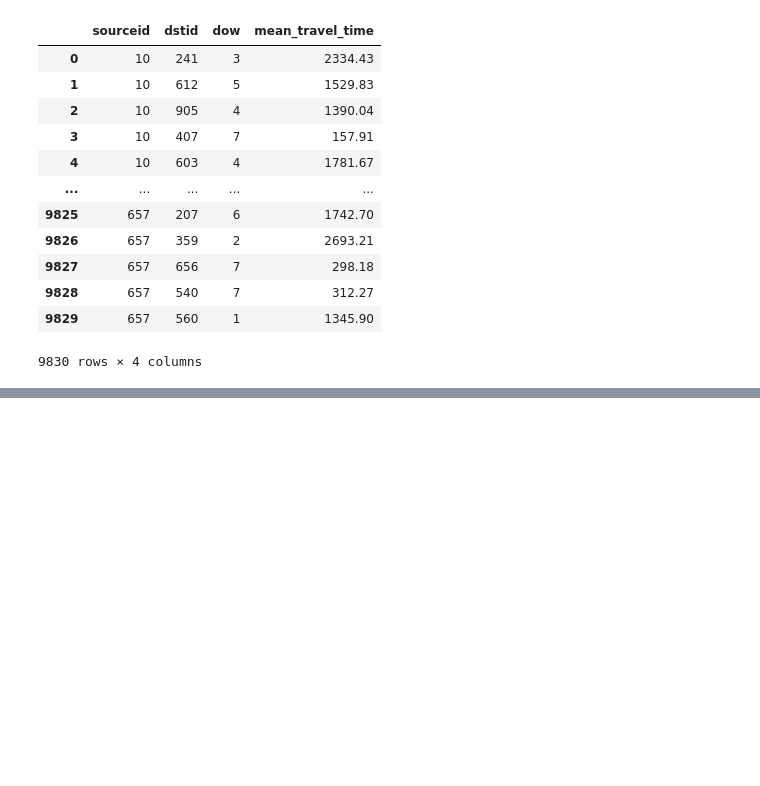
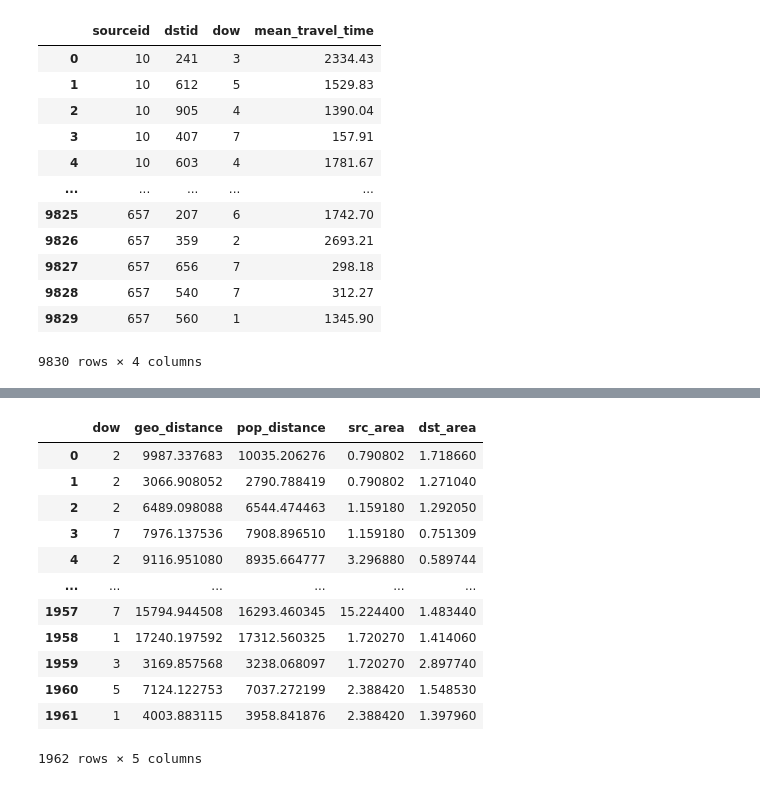
Before and after one commit to aliyusifov99/mec-ds-competition, a Jupyter notebook: Elnur/df_combined.ipynb, the cells around one changed output, grey strips where cells are left out. Cells and saved outputs as stored; diff of their text form; code cells hidden in the pictures; blank space fills up the shorter version.

```diff
--- a/Elnur/df_combined.ipynb
+++ b/Elnur/df_combined.ipynb
@@ -156,0 +250,29 @@ y = result_2['mean_travel_time']
+# %%
+df_test = pd.read_csv('testing_dataset.csv')
+result_test=df_test.join(df_extract_geo_json, on='sourceid')
+result_test = result_test.rename(columns={'geoeast': 'src_geoeast', 'geonorth': 'src_geonorth', 'popeast': 'src_popeast', 'popnorth': 'src_popnorth', 'area_km2':'src_area'})
+result_test.drop('MOVEMENT_ID', inplace=True, axis=1)
+result_test_2=result_test.join(df_extract_geo_json, on='dstid')
+result_test_2.drop('MOVEMENT_ID', inplace=True, axis=1)
+result_test_2 = result_test_2.rename(columns={'geoeast': 'dst_geoeast', 'geonorth': 'dst_geonorth', 'popeast': 'dst_popeast', 'popnorth': 'dst_popnorth', 'area_km2':'dst_area'})
+
+result_test_2['geo_distance'] = np.sqrt(((result_test_2['src_geoeast'] - result_test_2['dst_geoeast'])**2) + (result_test_2['src_geonorth'] - result_test_2['dst_geonorth'])**2)
+
+result_test_2['pop_distance'] = np.sqrt(((result_test_2['src_popeast'] - result_test_2['dst_popeast'])**2) + (result_test_2['src_popnorth'] - result_test_2['dst_popnorth'])**2)
+
+final_df_2 = result_test_2[['dow', 'geo_distance', 'pop_distance', 'src_area', 'dst_area']]
+final_df_2
+# %% [output]
+|  | dow | geo_distance | pop_distance | src_area | dst_area |
+| 0 | 2 | 9987.337683 | 10035.206276 | 0.790802 | 1.718660 |
+| 1 | 2 | 3066.908052 | 2790.788419 | 0.790802 | 1.271040 |
+| 2 | 2 | 6489.098088 | 6544.474463 | 1.159180 | 1.292050 |
+| 3 | 7 | 7976.137536 | 7908.896510 | 1.159180 | 0.751309 |
+| 4 | 2 | 9116.951080 | 8935.664777 | 3.296880 | 0.589744 |
+| ... | ... | ... | ... | ... | ... |
+| 1957 | 7 | 15794.944508 | 16293.460345 | 15.224400 | 1.483440 |
+| 1958 | 1 | 17240.197592 | 17312.560325 | 1.720270 | 1.414060 |
+| 1959 | 3 | 3169.857568 | 3238.068097 | 1.720270 | 2.897740 |
+| 1960 | 5 | 7124.122753 | 7037.272199 | 2.388420 | 1.548530 |
+| 1961 | 1 | 4003.883115 | 3958.841876 | 2.388420 | 1.397960 |
+1962 rows × 5 columns
```
Also changed, not shown: parts of 25 cells of this notebook, 1 other file.
